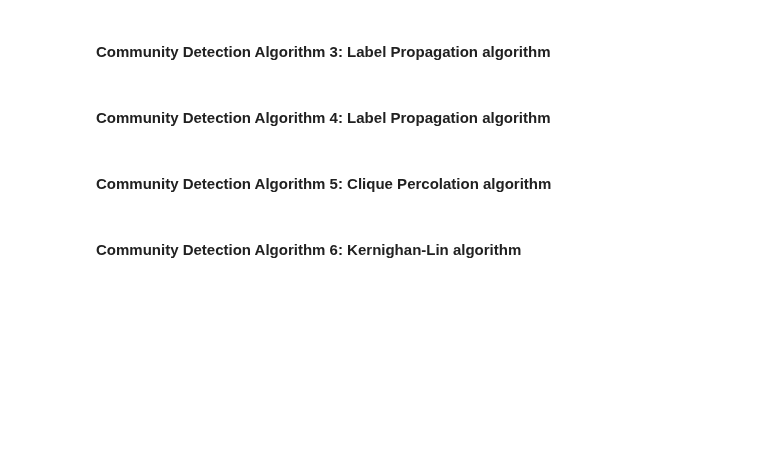
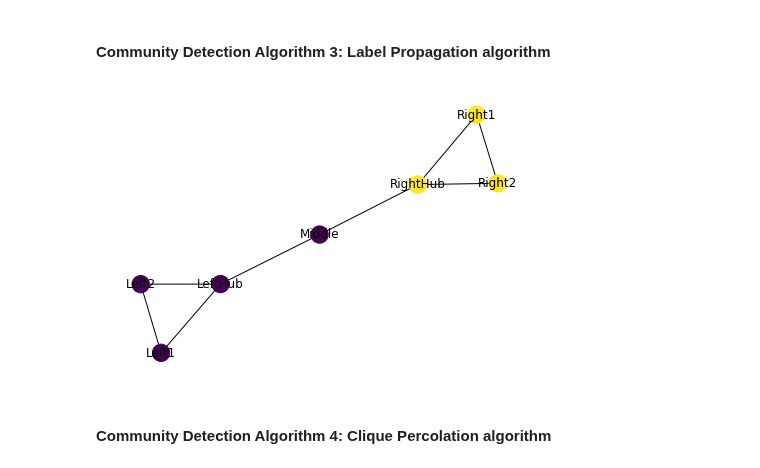
Before and after one commit to EjbejaranosAI/Complex_Networks, a Jupyter notebook: 3_Community_detection/A3-Community_Detection.ipynb, the cells around one changed output. Cells and saved outputs as stored; diff of their text form; code cells hidden in the pictures; blank space fills up the shorter version.

```diff
--- a/3_Community_detection/A3-Community_Detection.ipynb
+++ b/3_Community_detection/A3-Community_Detection.ipynb
@@ -295,8 +316,12 @@ plt.tight_layout()
 # %% [markdown]
 #### Community Detection Algorithm 3: Label Propagation algorithm
+# %%
+from networkx.algorithms.community import label_propagation
+#compute the communities
+communities = label_propagation.label_propagation_communities(g)
+nc = lol2idx(communities)
+nx.draw(g, node_color=dict_vals_to_list(nc), with_labels=True)
+# %% [output]
+[figure, added]
 # %% [markdown]
-#### Community Detection Algorithm 4: Label Propagation algorithm
+#### Community Detection Algorithm 4: Clique Percolation algorithm
-# %% [markdown]
-#### Community Detection Algorithm 5: Clique Percolation algorithm
-# %% [markdown]
-#### Community Detection Algorithm 6: Kernighan-Lin algorithm
```
Also changed, not shown: parts of 9 cells of this notebook, 4 other files.
